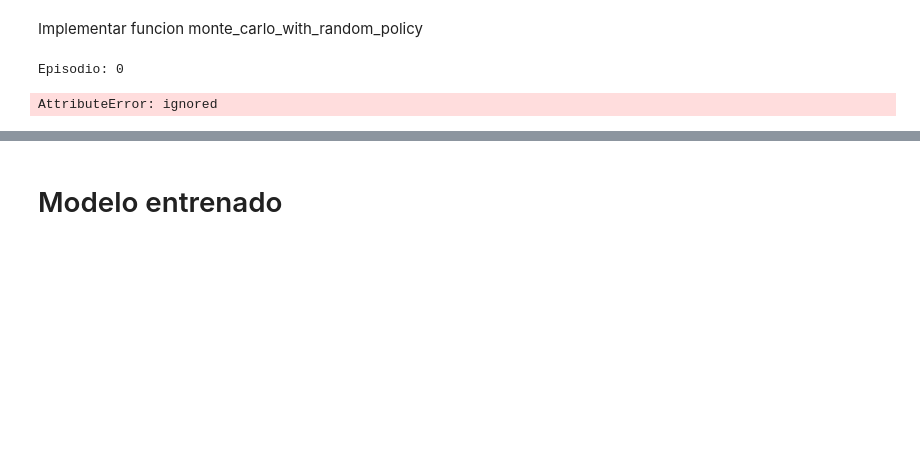
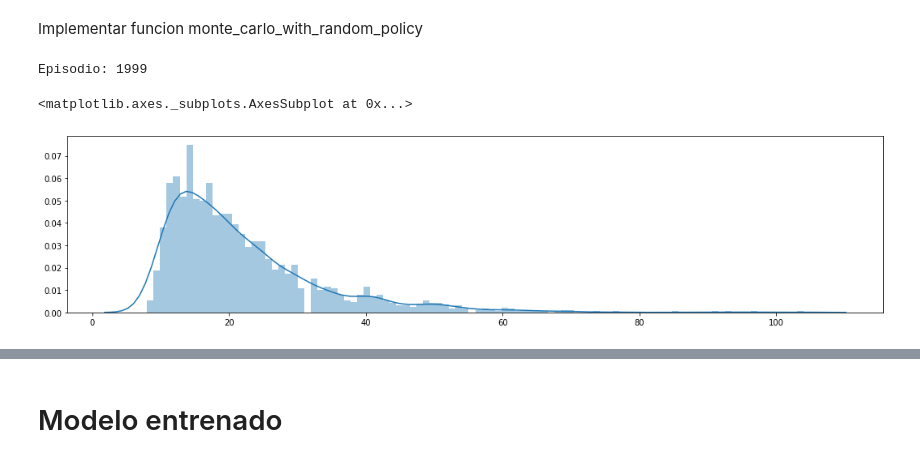
Before and after one commit to deeplearning-itba/REINFORCE-Algorithm, a Jupyter notebook: 01_Monte_Carlo_colab.ipynb, the cells around one changed output, grey strips where cells are left out. Saved outputs shown, nothing was run; the diff lists cells and outputs as text; code cells hidden in the pictures; blank space fills up the shorter version.

```diff
--- a/01_Monte_Carlo_colab.ipynb
+++ b/01_Monte_Carlo_colab.ipynb
@@ -144,8 +144,14 @@ def monte_carlo_with_random_policy(env, seed=42, N=500):
   run_var = np.array(run_var)
   run_mean = np.array(run_mean)
   return run_mean, run_var, returns
-# %%
-monte_carlo_with_random_policy(env_cp)
-# %% [output]
-Episodio: 0
-AttributeError: ignored
+# %%
+# Cambiar de entornos env_cp y env_ll
+run_mean, run_var, returns = monte_carlo_with_random_policy(env_cp, N=2000)
+# %% [output]
+Episodio: 1999
+# %%
+plt.figure(figsize=(18,4))
+distplot(returns, bins=100)
+# %% [output]
+<matplotlib.axes._subplots.AxesSubplot at 0x...>
+[figure, added]
```
Also changed, not shown: parts of 35 cells of this notebook.
